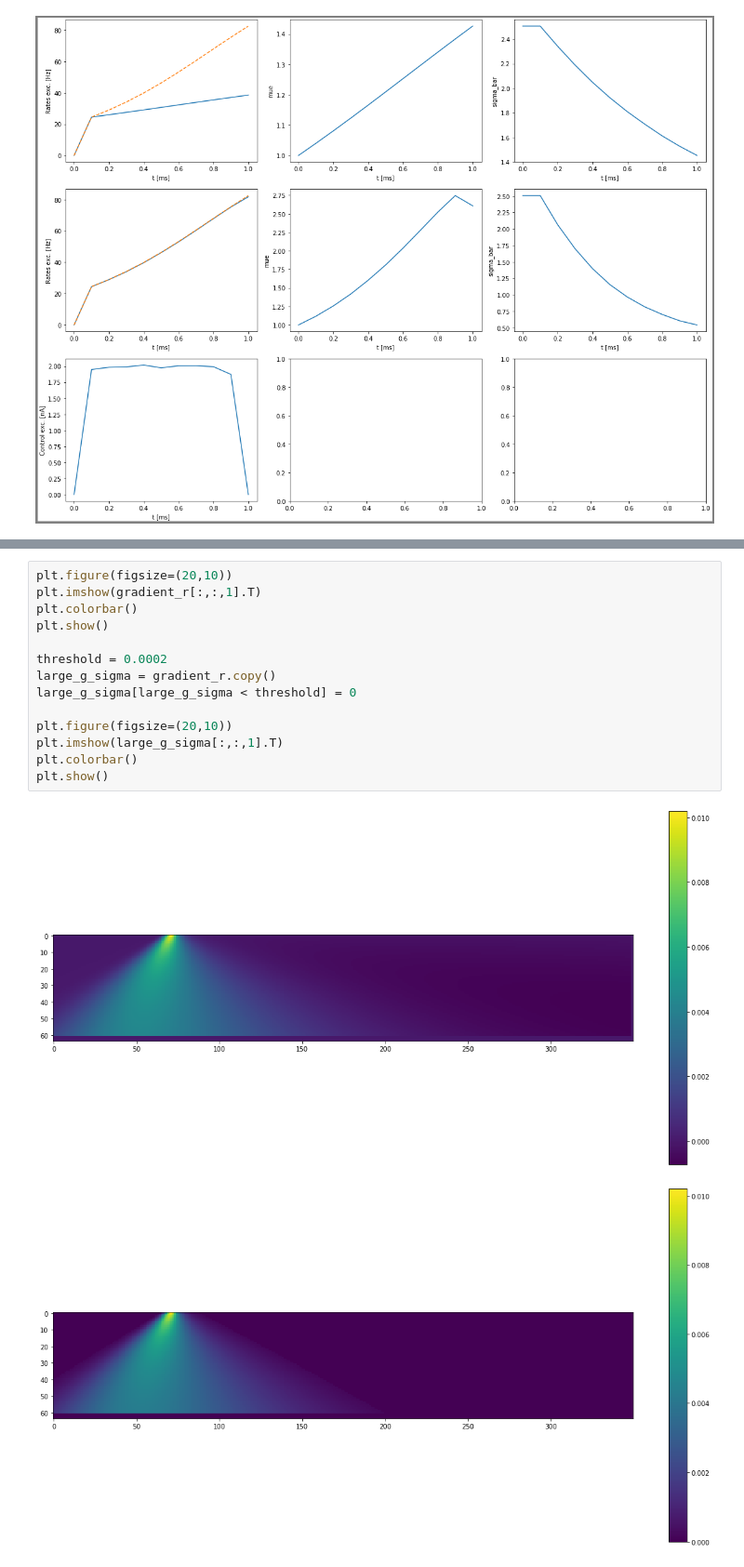
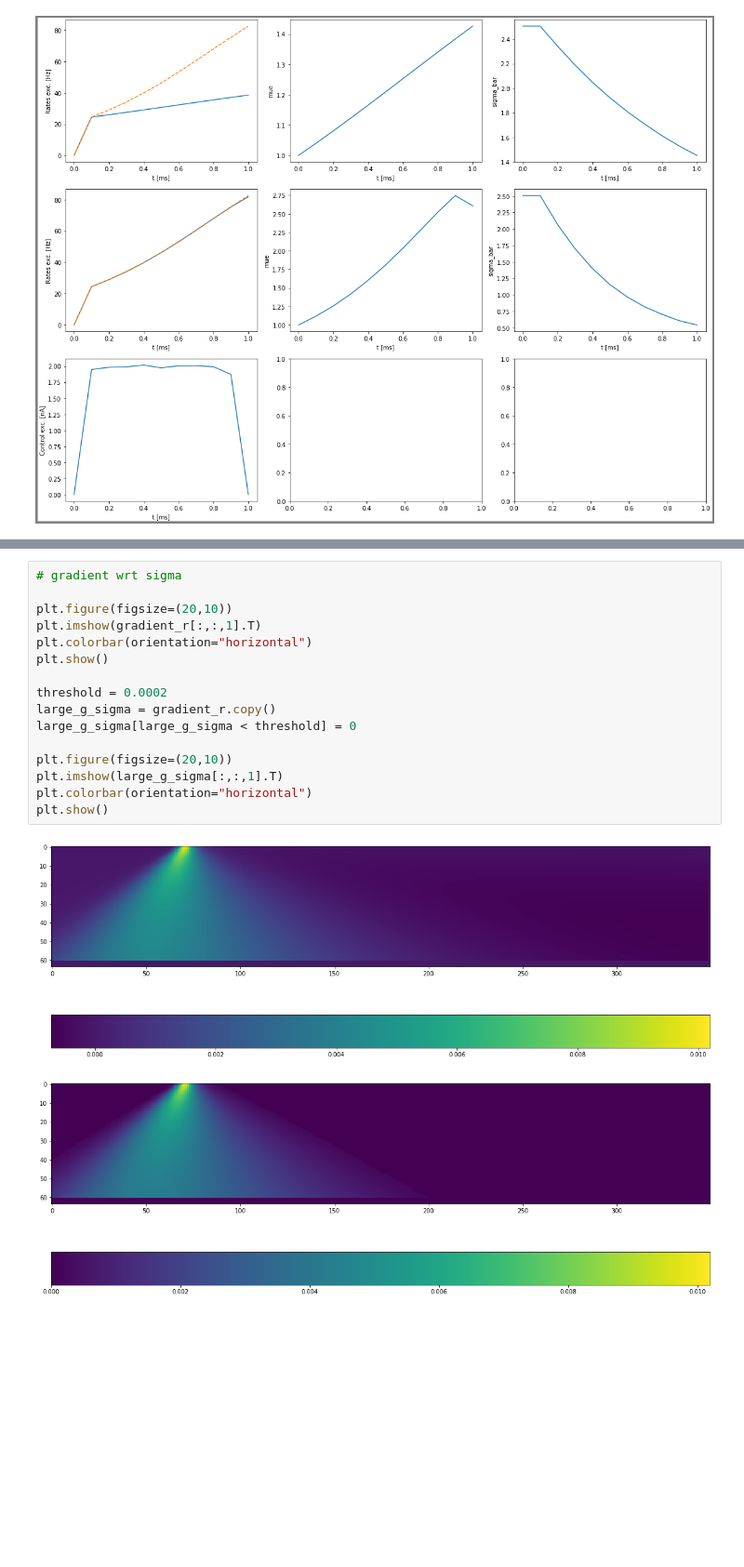
Before and after one commit to lenasal/neurolib, a Jupyter notebook: simp/e.ipynb, the cells around one changed output, grey strips where cells are left out. Shown at 93% size. Drawn from its saved outputs; the diff is of its cells as text; blank space fills up the shorter version.

```diff
--- a/simp/e.ipynb
+++ b/simp/e.ipynb
@@ -183,19 +189,21 @@ plt.show()
 # %%
+# gradient wrt sigma
+
 plt.figure(figsize=(20,10))
 plt.imshow(gradient_r[:,:,1].T)
-plt.colorbar()
+plt.colorbar(orientation="horizontal")
 plt.show()
 
 threshold = 0.0002
 large_g_sigma = gradient_r.copy()
 large_g_sigma[large_g_sigma < threshold] = 0
 
 plt.figure(figsize=(20,10))
 plt.imshow(large_g_sigma[:,:,1].T)
-plt.colorbar()
+plt.colorbar(orientation="horizontal")
 plt.show()
 # %% [output]
-[figure, old version]
+[figure, new version]
-[figure, old version]
+[figure, new version]
 # %%
 gradient_tau = np.zeros(( len(a.params.Irange), len(a.params.sigmarange), 2 ))
```
Also changed, not shown: parts of 12 cells of this notebook, 3 other files.
